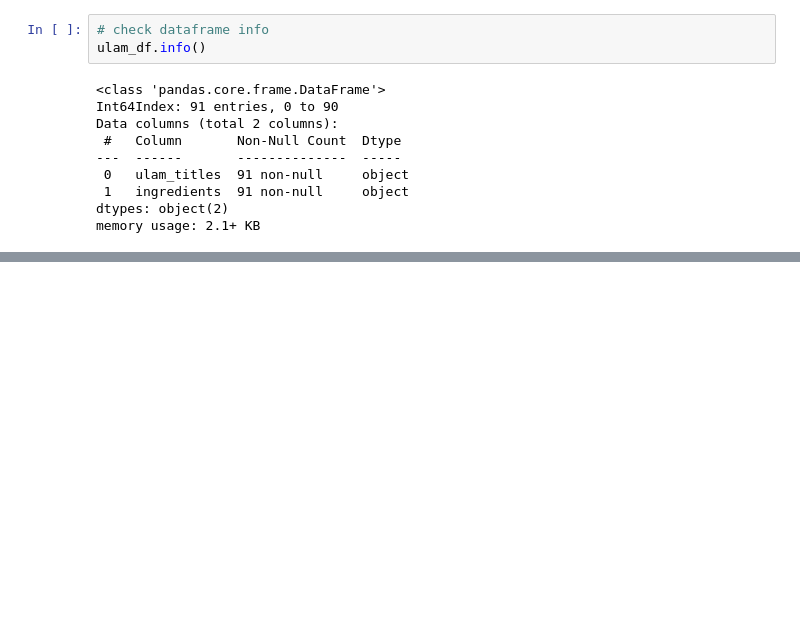
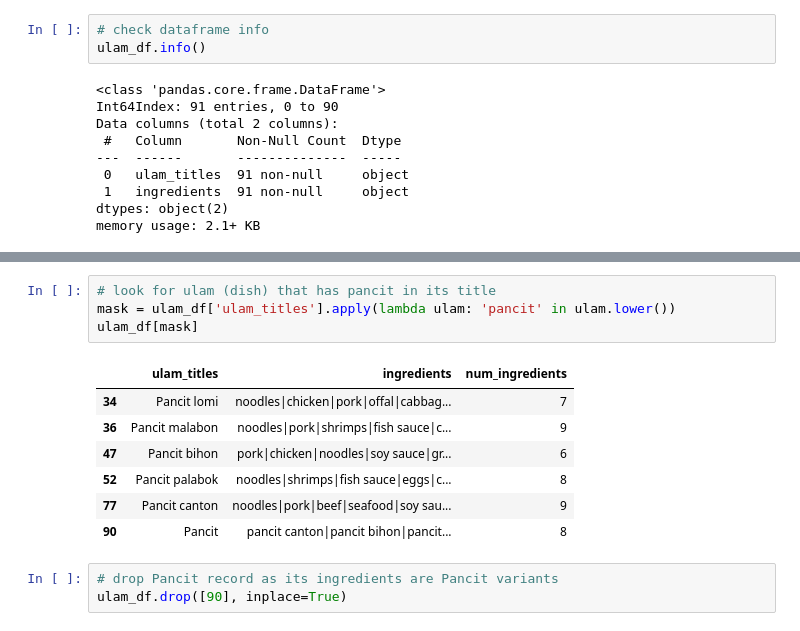
Before and after one commit to fvea/recipe-recommender-system, a Jupyter notebook: ulam_recommendation_system_eda_modeling.ipynb, the cells around one changed output, grey strips where cells are left out. Saved outputs shown, nothing was run; the diff lists cells and outputs as text; blank space fills up the shorter version.

```diff
--- a/ulam_recommendation_system_eda_modeling.ipynb
+++ b/ulam_recommendation_system_eda_modeling.ipynb
@@ -130,3 +152,18 @@ Vocabulary size: 122
  'water spinach',
  'white wine vinegar',
  'yam']
+# %%
+# look for ulam (dish) that has pancit in its title
+mask = ulam_df['ulam_titles'].apply(lambda ulam: 'pancit' in ulam.lower())
+ulam_df[mask]
+# %% [output]
+|  | ulam_titles | ingredients | num_ingredients |
+| 34 | Pancit lomi | noodles|chicken|pork|offal|cabbag... | 7 |
+| 36 | Pancit malabon | noodles|pork|shrimps|fish sauce|c... | 9 |
+| 47 | Pancit bihon | pork|chicken|noodles|soy sauce|gr... | 6 |
+| 52 | Pancit palabok | noodles|shrimps|fish sauce|eggs|c... | 8 |
+| 77 | Pancit canton | noodles|pork|beef|seafood|soy sau... | 9 |
+| 90 | Pancit | pancit canton|pancit bihon|pancit... | 8 |
+# %%
+# drop Pancit record as its ingredients are Pancit variants
+ulam_df.drop([90], inplace=True)
```
Also changed, not shown: parts of 25 cells of this notebook.
